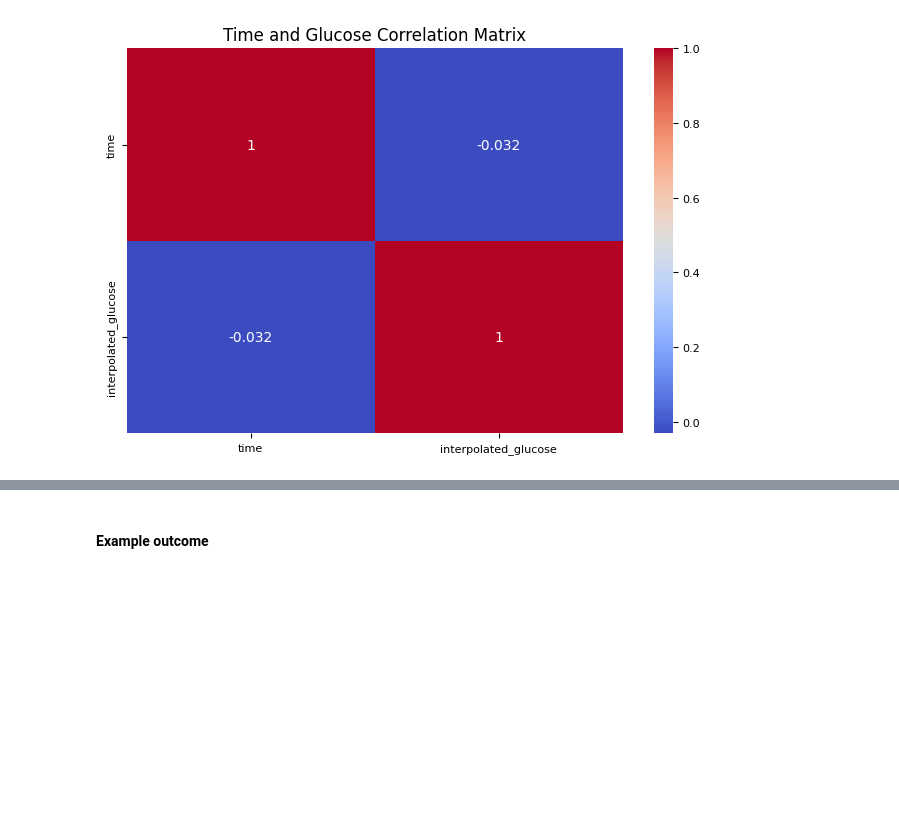
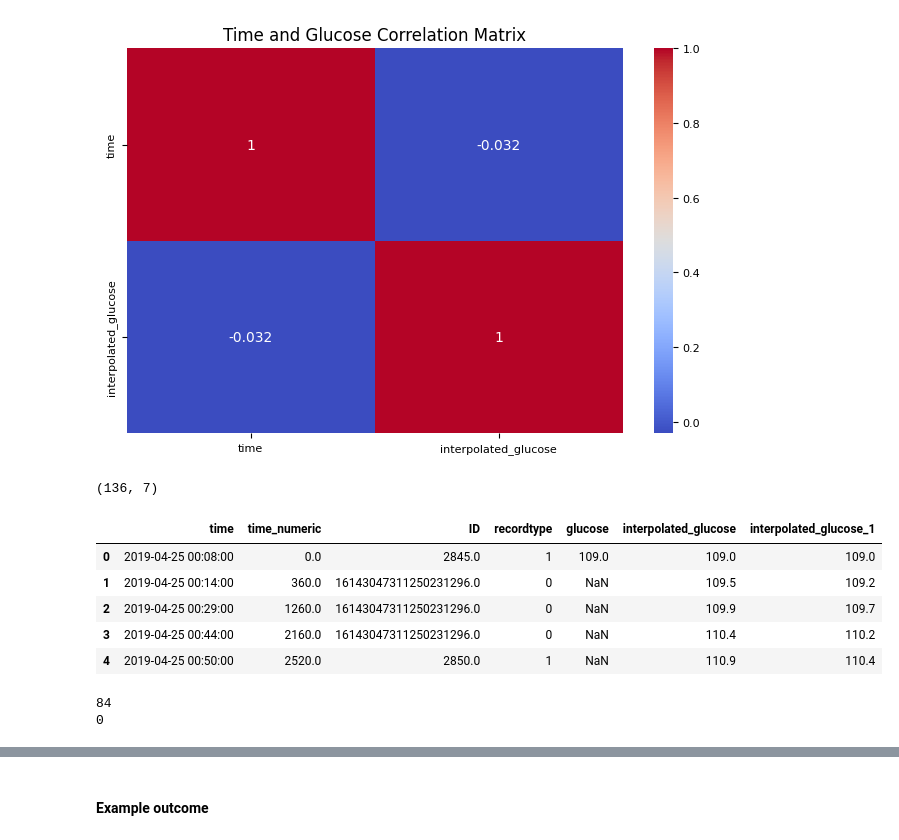
Before and after one commit to hoomanhanaei/DS_101, a Jupyter notebook: Assignment_02/Assignment_week_02.ipynb, the cells around one changed output, grey strips where cells are left out. Saved outputs shown, nothing was run; the diff lists cells and outputs as text; code cells hidden in the pictures; blank space fills up the shorter version.

Commit message:
Interpolation

```diff
--- a/Assignment_02/Assignment_week_02.ipynb
+++ b/Assignment_02/Assignment_week_02.ipynb
@@ -457,3 +460,41 @@ plt.title('Time and Glucose Correlation Matrix')
 plt.show()
 # %% [output]
 [figure]
+# %%
+# Using interpolation methods from scipy library.
+from scipy.interpolate import interp1d
+
+# Convert time to numeric values (e.g., seconds from the first timestamp)/
+# its necessary when working with scipy interpolation method.
+# time delta calculate the distance of each time point from the starting point.
+time_delta = interpolated_df['time'] - interpolated_df['time'].min()
+
+# converting datetime to seconds, and adding them to a new 'time_numeric' column.
+interpolated_df.loc[:, 'time_numeric'] = time_delta.dt.total_seconds()
+
+# Re-arranging columns
+interpolated_df = interpolated_df[['time', 'time_numeric'] + [col for col in interpolated_df.columns if col not in ['time', 'time_numeric']]]
+print(interpolated_df.shape)
+interpolated_df.head()
+# %% [output]
+(136, 7)
+|  | time | time_numeric | ID | recordtype | glucose | interpolated_glucose | interpolated_glucose_1 |
+| 0 | 2019-04-25 00:08:00 | 0.0 | 2845.0 | 1 | 109.0 | 109.0 | 109.0 |
+| 1 | 2019-04-25 00:14:00 | 360.0 | 16143047311250231296.0 | 0 | NaN | 109.5 | 109.2 |
+| 2 | 2019-04-25 00:29:00 | 1260.0 | 16143047311250231296.0 | 0 | NaN | 109.9 | 109.7 |
+| 3 | 2019-04-25 00:44:00 | 2160.0 | 16143047311250231296.0 | 0 | NaN | 110.4 | 110.2 |
+| 4 | 2019-04-25 00:50:00 | 2520.0 | 2850.0 | 1 | NaN | 110.9 | 110.4 |
+# %%
+# Checking for nan values.
+print(interpolated_df['glucose'].isna().sum())
+
+# Removing nan values.We need a clean dataset (without NaNs) to build an interpolation function/
+# that maps known time values to known glucose values./
+# This function will later be used to fill in the missing values.
+no_nan_interpolated_df = interpolated_df.dropna(subset=['glucose'])
+
+# Double checking to see if nans are droped.
+print(no_nan_interpolated_df['glucose'].isna().sum())
+# %% [output]
+84
+0
```
Also changed, not shown: parts of 7 cells of this notebook.
